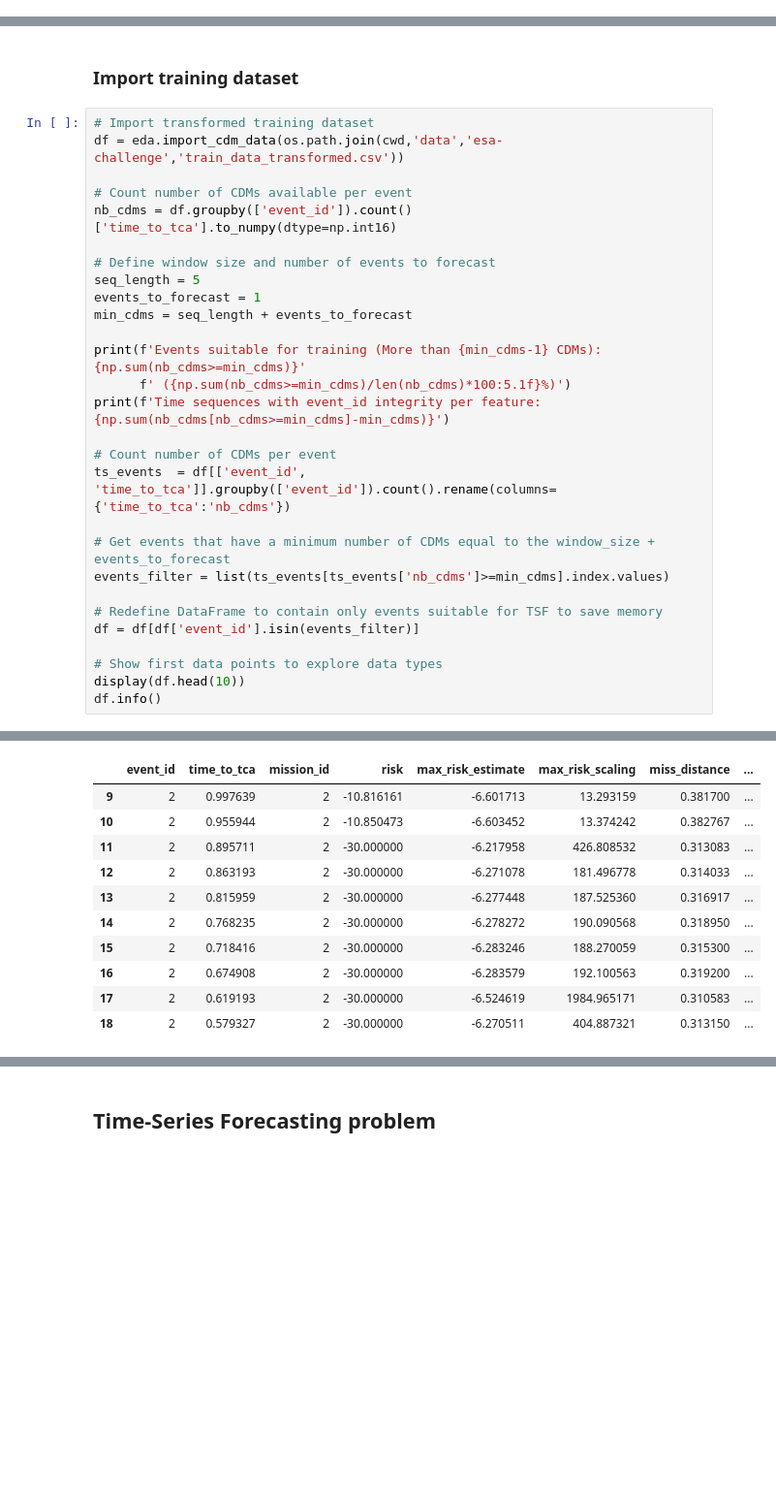
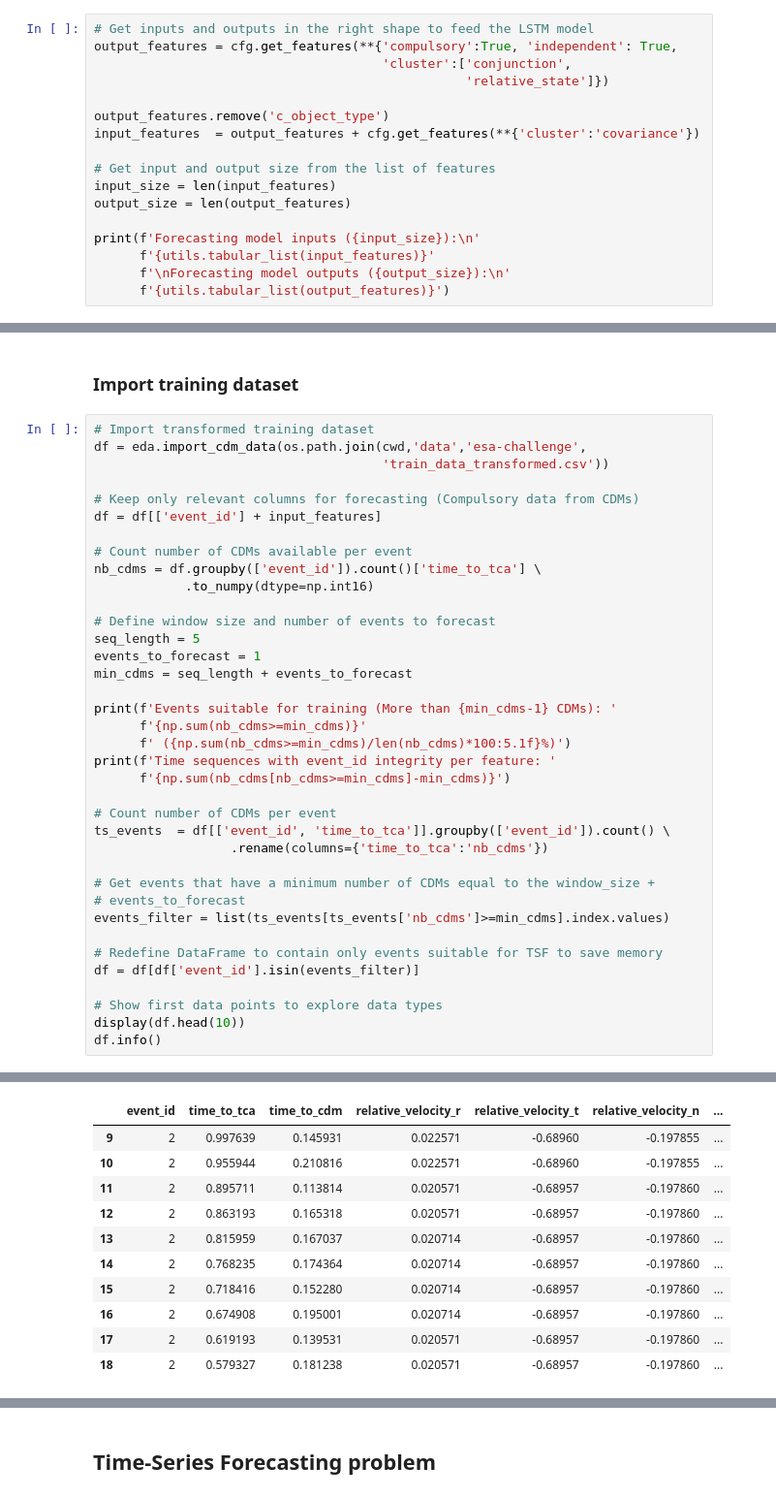
Before and after one commit to JJavierRosales/scapy, a Jupyter notebook: notebooks/rnn_time_series_forecasting.ipynb, the cells around one changed output, grey strips where cells are left out. Shown at 97% size. Cells and saved outputs as stored; diff of their text form; blank space fills up the shorter version.

```diff
--- a/notebooks/rnn_time_series_forecasting.ipynb
+++ b/notebooks/rnn_time_series_forecasting.ipynb
@@ -48,2 +47,19 @@ from library.irplib import rnn
 # %% [markdown]
 ## Data preparation
+# %%
+# Get inputs and outputs in the right shape to feed the LSTM model
+output_features = cfg.get_features(**{'compulsory':True, 'independent': True,
+                                      'cluster':['conjunction',
+                                                 'relative_state']})
+
+output_features.remove('c_object_type')
+input_features  = output_features + cfg.get_features(**{'cluster':'covariance'})
+
+# Get input and output size from the list of features
+input_size = len(input_features)
+output_size = len(output_features)
+
+print(f'Forecasting model inputs ({input_size}):\n'
+      f'{utils.tabular_list(input_features)}'
+      f'\nForecasting model outputs ({output_size}):\n'
+      f'{utils.tabular_list(output_features)}')
@@ -51,45 +85,54 @@ from library.irplib import rnn
 ### Import training dataset
 # %%
 # Import transformed training dataset
-df = eda.import_cdm_data(os.path.join(cwd,'data','esa-challenge','train_data_transformed.csv'))
+df = eda.import_cdm_data(os.path.join(cwd,'data','esa-challenge',
+                                      'train_data_transformed.csv'))
+
+# Keep only relevant columns for forecasting (Compulsory data from CDMs)
+df = df[['event_id'] + input_features]
 
 # Count number of CDMs available per event
-nb_cdms = df.groupby(['event_id']).count()['time_to_tca'].to_numpy(dtype=np.int16)
+nb_cdms = df.groupby(['event_id']).count()['time_to_tca'] \
+            .to_numpy(dtype=np.int16)
 
 # Define window size and number of events to forecast
 seq_length = 5
 events_to_forecast = 1
 min_cdms = seq_length + events_to_forecast
 
-print(f'Events suitable for training (More than {min_cdms-1} CDMs): {np.sum(nb_cdms>=min_cdms)}'
+print(f'Events suitable for training (More than {min_cdms-1} CDMs): '
+      f'{np.sum(nb_cdms>=min_cdms)}'
       f' ({np.sum(nb_cdms>=min_cdms)/len(nb_cdms)*100:5.1f}%)')
-print(f'Time sequences with event_id integrity per feature: {np.sum(nb_cdms[nb_cdms>=min_cdms]-min_cdms)}')
+print(f'Time sequences with event_id integrity per feature: '
+      f'{np.sum(nb_cdms[nb_cdms>=min_cdms]-min_cdms)}')
 
 # Count number of CDMs per event
-ts_events  = df[['event_id', 'time_to_tca']].groupby(['event_id']).count().rename(columns={'time_to_tca':'nb_cdms'})
+ts_events  = df[['event_id', 'time_to_tca']].groupby(['event_id']).count() \
+                  .rename(columns={'time_to_tca':'nb_cdms'})
 
-# Get events that have a minimum number of CDMs equal to the window_size + events_to_forecast
+# Get events that have a minimum number of CDMs equal to the window_size +
+# events_to_forecast
 events_filter = list(ts_events[ts_events['nb_cdms']>=min_cdms].index.values)
 
 # Redefine DataFrame to contain only events suitable for TSF to save memory
 df = df[df['event_id'].isin(events_filter)]
 
 # Show first data points to explore data types
 display(df.head(10))
 df.info()
 # %% [output]
 Events suitable for training (More than 5 CDMs): 9400 ( 71.5%)
 Time sequences with event_id integrity per feature: 94699
-|  | event_id | time_to_tca | mission_id | risk | max_risk_estimate | max_risk_scaling | miss_distance | ... |
-| 9 | 2 | 0.997639 | 2 | -10.816161 | -6.601713 | 13.293159 | 0.381700 | ... |
-| 10 | 2 | 0.955944 | 2 | -10.850473 | -6.603452 | 13.374242 | 0.382767 | ... |
-| 11 | 2 | 0.895711 | 2 | -30.000000 | -6.217958 | 426.808532 | 0.313083 | ... |
-| 12 | 2 | 0.863193 | 2 | -30.000000 | -6.271078 | 181.496778 | 0.314033 | ... |
-| 13 | 2 | 0.815959 | 2 | -30.000000 | -6.277448 | 187.525360 | 0.316917 | ... |
-| 14 | 2 | 0.768235 | 2 | -30.000000 | -6.278272 | 190.090568 | 0.318950 | ... |
-| 15 | 2 | 0.718416 | 2 | -30.000000 | -6.283246 | 188.270059 | 0.315300 | ... |
-| 16 | 2 | 0.674908 | 2 | -30.000000 | -6.283579 | 192.100563 | 0.319200 | ... |
-| 17 | 2 | 0.619193 | 2 | -30.000000 | -6.524619 | 1984.965171 | 0.310583 | ... |
-| 18 | 2 | 0.579327 | 2 | -30.000000 | -6.270511 | 404.887321 | 0.313150 | ... |
+|  | event_id | time_to_tca | time_to_cdm | relative_velocity_r | relative_velocity_t | relative_velocity_n | ... |
+| 9 | 2 | 0.997639 | 0.145931 | 0.022571 | -0.68960 | -0.197855 | ... |
+| 10 | 2 | 0.955944 | 0.210816 | 0.022571 | -0.68960 | -0.197855 | ... |
+| 11 | 2 | 0.895711 | 0.113814 | 0.020571 | -0.68957 | -0.197860 | ... |
+| 12 | 2 | 0.863193 | 0.165318 | 0.020571 | -0.68957 | -0.197860 | ... |
+| 13 | 2 | 0.815959 | 0.167037 | 0.020714 | -0.68957 | -0.197860 | ... |
+| 14 | 2 | 0.768235 | 0.174364 | 0.020714 | -0.68957 | -0.197860 | ... |
+| 15 | 2 | 0.718416 | 0.152280 | 0.020714 | -0.68957 | -0.197860 | ... |
+| 16 | 2 | 0.674908 | 0.195001 | 0.020714 | -0.68957 | -0.197860 | ... |
+| 17 | 2 | 0.619193 | 0.139531 | 0.020571 | -0.68957 | -0.197860 | ... |
+| 18 | 2 | 0.579327 | 0.181238 | 0.020571 | -0.68957 | -0.197860 | ... |
 <class 'pandas.core.frame.DataFrame'>
 Int64Index: 151099 entries, 9 to 162633
```
Also changed, not shown: parts of 18 cells of this notebook.
